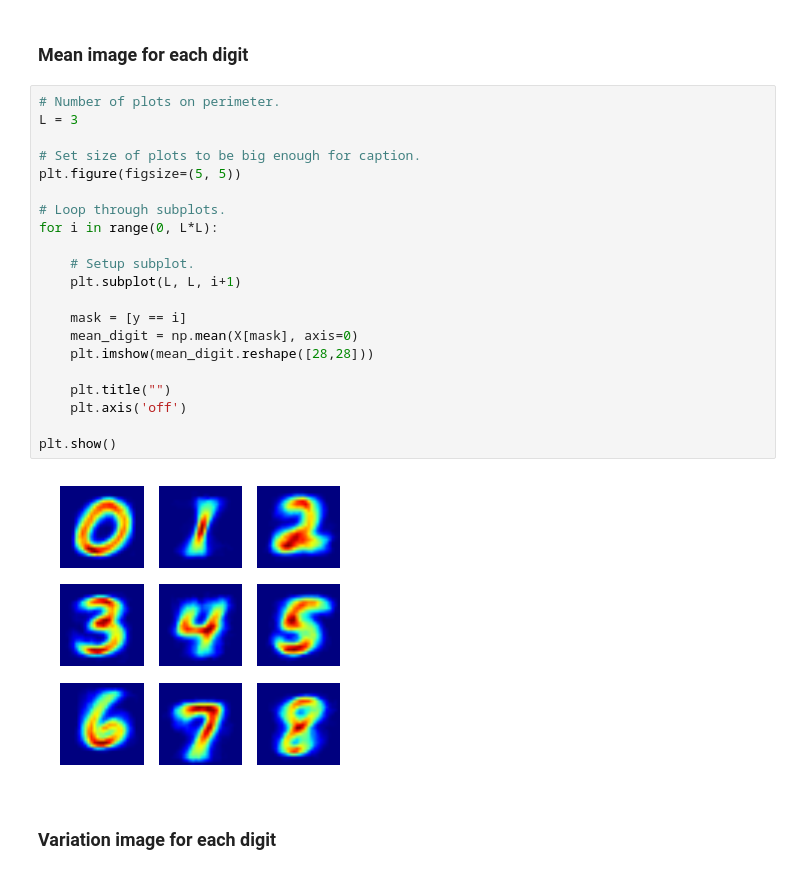
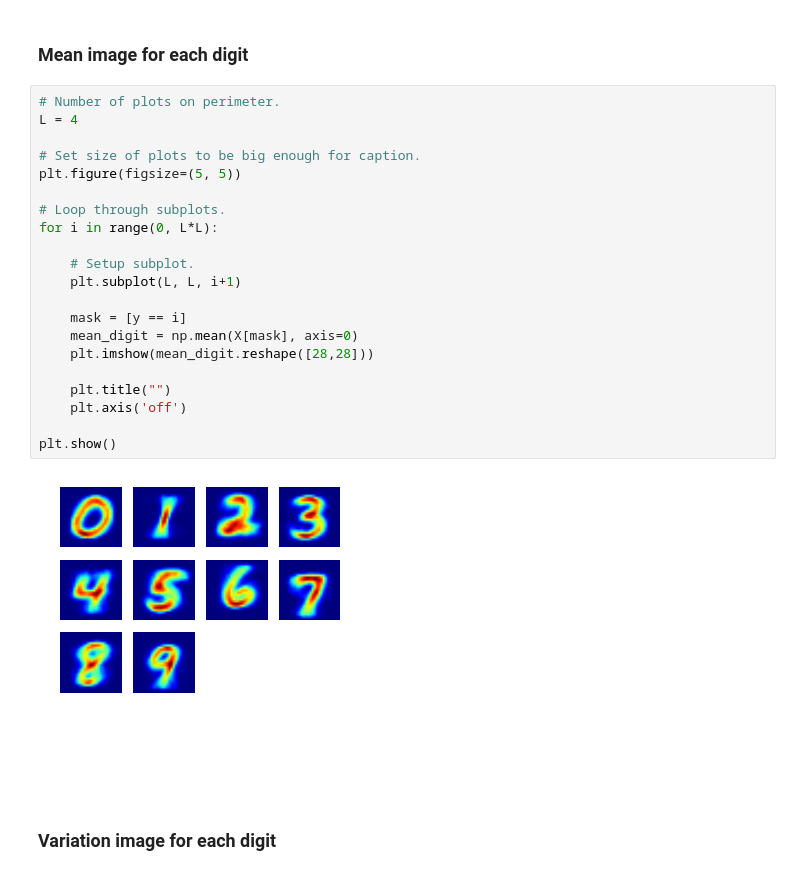
Before and after one commit to chrisdaly/Digit-Recognizer, a Jupyter notebook: notebooks/analysis.ipynb, the cells around one changed output. Cells and saved outputs as stored; diff of their text form.

```diff
--- a/notebooks/analysis.ipynb
+++ b/notebooks/analysis.ipynb
@@ -137,27 +137,27 @@ plt.show()
 ### Mean image for each digit
 # %%
 # Number of plots on perimeter.
-L = 3
+L = 4
 
 # Set size of plots to be big enough for caption.
 plt.figure(figsize=(5, 5))
 
 # Loop through subplots.
 for i in range(0, L*L):
 
     # Setup subplot.
     plt.subplot(L, L, i+1)
 
     mask = [y == i]
     mean_digit = np.mean(X[mask], axis=0)
     plt.imshow(mean_digit.reshape([28,28]))
 
     plt.title("")
     plt.axis('off')
 
 plt.show()
 # %% [output]
-[figure, old version]
+[figure, new version]
 # %% [markdown]
 ### Variation image for each digit
 # %%
```
Also changed, not shown: parts of 3 cells of this notebook.
